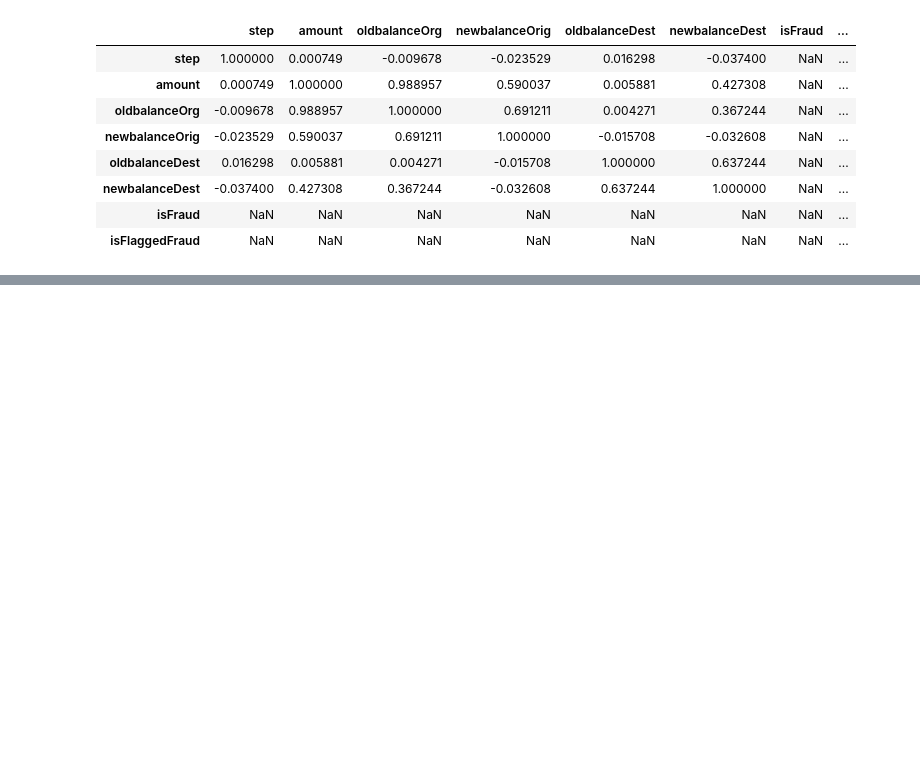
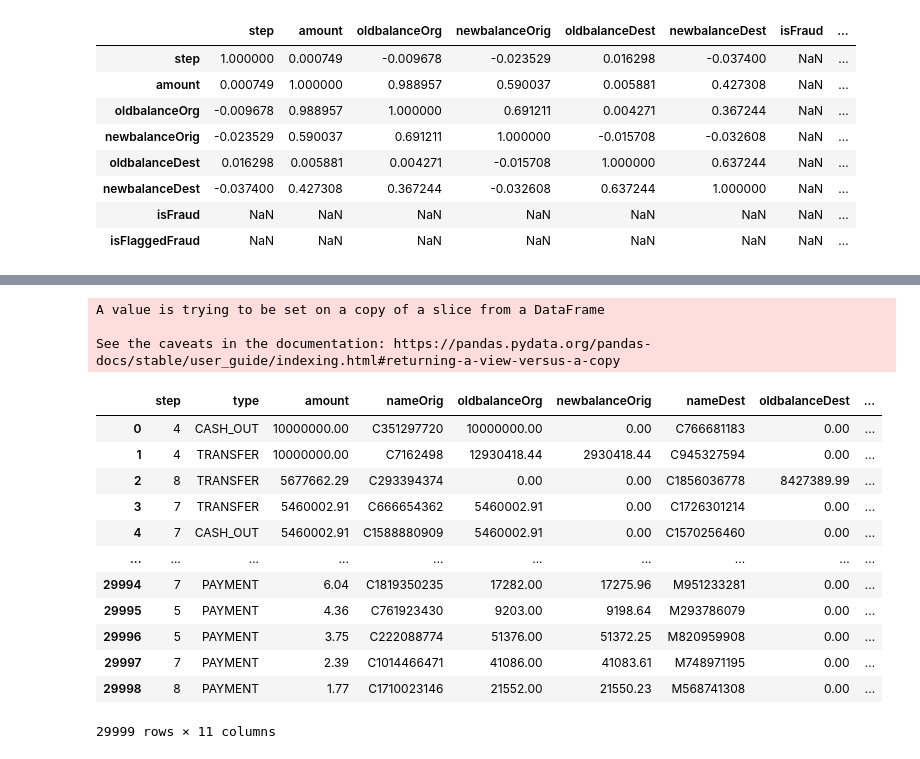
Before and after one commit to WanLihnag/final_project, a Jupyter notebook: test2.ipynb, the cells around one changed output, grey strips where cells are left out. Saved outputs shown, nothing was run; the diff lists cells and outputs as text; code cells hidden in the pictures; blank space fills up the shorter version.

```diff
--- a/test2.ipynb
+++ b/test2.ipynb
@@ -135,0 +184,21 @@ correlation
+# %%
+df['isFraud'][df['isFraud'] == 1] = 'Fraud'
+df['isFraud'][df['isFraud'] == 0] = 'Not Fraud'
+df
+# %% [output]
+A value is trying to be set on a copy of a slice from a DataFrame
+
+See the caveats in the documentation: https://pandas.pydata.org/pandas-docs/stable/user_guide/indexing.html#returning-a-view-versus-a-copy
+|  | step | type | amount | nameOrig | oldbalanceOrg | newbalanceOrig | nameDest | oldbalanceDest | ... |
+| 0 | 4 | CASH_OUT | 10000000.00 | C351297720 | 10000000.00 | 0.00 | C766681183 | 0.00 | ... |
+| 1 | 4 | TRANSFER | 10000000.00 | C7162498 | 12930418.44 | 2930418.44 | C945327594 | 0.00 | ... |
+| 2 | 8 | TRANSFER | 5677662.29 | C293394374 | 0.00 | 0.00 | C1856036778 | 8427389.99 | ... |
+| 3 | 7 | TRANSFER | 5460002.91 | C666654362 | 5460002.91 | 0.00 | C1726301214 | 0.00 | ... |
+| 4 | 7 | CASH_OUT | 5460002.91 | C1588880909 | 5460002.91 | 0.00 | C1570256460 | 0.00 | ... |
+| ... | ... | ... | ... | ... | ... | ... | ... | ... | ... |
+| 29994 | 7 | PAYMENT | 6.04 | C1819350235 | 17282.00 | 17275.96 | M951233281 | 0.00 | ... |
+| 29995 | 5 | PAYMENT | 4.36 | C761923430 | 9203.00 | 9198.64 | M293786079 | 0.00 | ... |
+| 29996 | 5 | PAYMENT | 3.75 | C222088774 | 51376.00 | 51372.25 | M820959908 | 0.00 | ... |
+| 29997 | 7 | PAYMENT | 2.39 | C1014466471 | 41086.00 | 41083.61 | M748971195 | 0.00 | ... |
+| 29998 | 8 | PAYMENT | 1.77 | C1710023146 | 21552.00 | 21550.23 | M568741308 | 0.00 | ... |
+29999 rows × 11 columns
```
Also changed, not shown: parts of 5 cells of this notebook, 2 other files.
